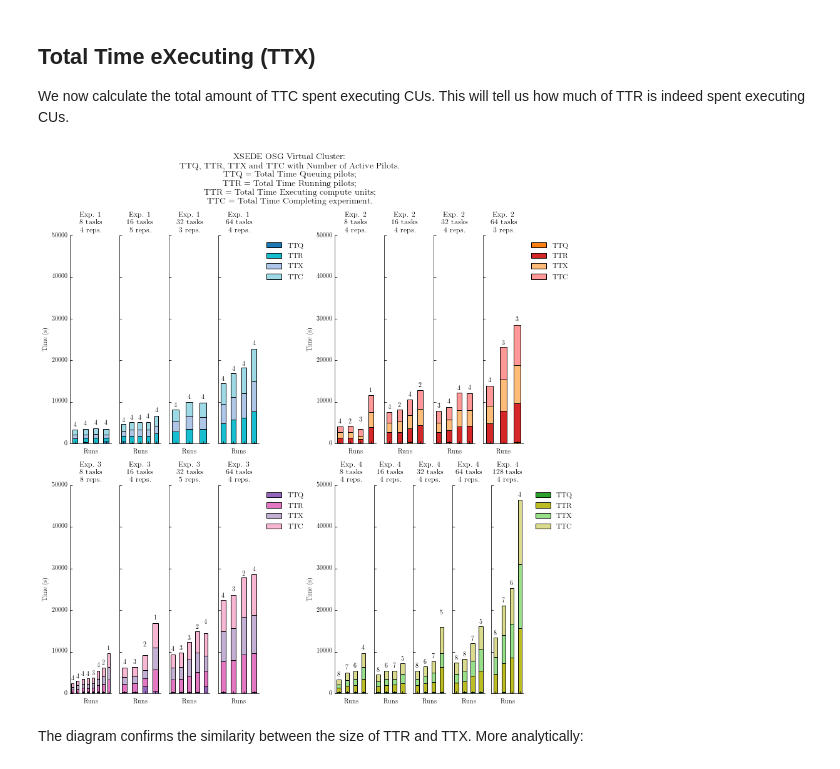
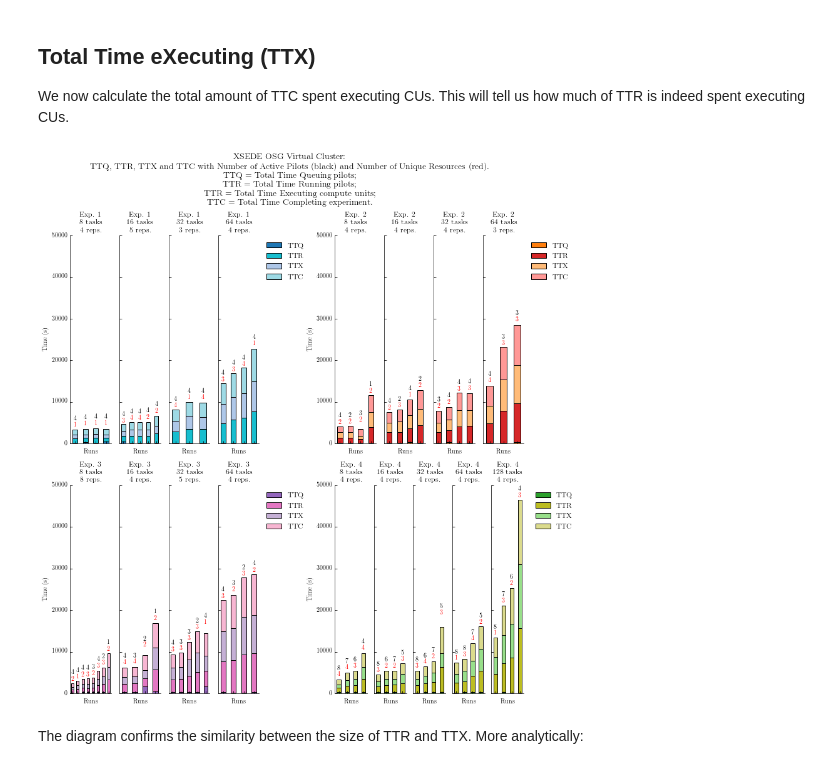
Before and after one commit to radical-cybertools/radical.analytics, a Jupyter notebook: use_cases/rp_on_osg/osg_analysis.ipynb, the cells around one changed output. Cells and saved outputs as stored; diff of their text form; code cells hidden in the pictures.

Commit message:
Number of unique hosts for TTQ, TTR, TTX of 4 groups of observations

```diff
--- a/use_cases/rp_on_osg/osg_analysis.ipynb
+++ b/use_cases/rp_on_osg/osg_analysis.ipynb
@@ -1276,11 +1276,16 @@ display(sessions[['TT_UNIT_UMGR_SCHEDULING'   , 'TT_UNIT_UMGR_BINDING'   , 'TT_I
 ## Total Time eXecuting (TTX)
 
 We now calculate the total amount of TTC spent executing CUs. This will tell us how much of TTR is indeed spent executing CUs.
+# %%
+# Add number of unique resorces per session.
+
+for sid in sessions.index:
+    sessions.ix[sid, 'n_unique_host'] = len(pilots[pilots['sid'] == sid]['parsed_hostID'].unique())
 # %%
 fig = plt.figure(figsize=(13,14))
 
 title = 'XSEDE OSG Virtual Cluster'
-subtitle = 'TTQ, TTR, TTX and TTC with Number of Active Pilots'
+subtitle = 'TTQ, TTR, TTX and TTC with Number of Active Pilots (black) and Number of Unique Resources (red)'
 defs = {'ttq': 'TTQ = Total Time Queuing pilots',
         'ttr': 'TTR = Total Time Running pilots',
         'ttx': 'TTR = Total Time Executing compute units',
@@ -1353,36 +1358,45 @@ while(i < len(ttq_subplots)):
             ax[i].set_xticklabels([])
             ax[i].set_xlabel('Runs')
 
             # Handle a bug that sets yticklabels to visible
             # for the last subplot.
             if i == 7 or i == 16:
                 plt.setp(ax[i].get_yticklabels(), visible=False)
             else:
                 ax[i].set_ylabel('Time (s)')
 
             # Handle legens.
             if i == 7 or i == 3 or i == 11:
                 ax[i].legend(labels=['TTQ','TTR','TTX','TTC'], bbox_to_anchor=(2.25, 1))
             elif i == 16:
                 ax[i].legend(labels=['TTQ','TTR','TTX','TTC'], bbox_to_anchor=(2.70, 1))
             else:
                 ax[i].get_legend().set_visible(False)
 
             # Add labels with number of pilots per session.
             rects = ax[i].patches
             labels = [int(l) for l in session['npilot_active']]
             for rect, label in zip(rects[-repetitions:], labels):
                 height = rect.get_height()
                 ax[i].text(rect.get_x() + rect.get_width()/2,
-                           (height*3), label, ha='center',
+                           (height*3)+1500, label, ha='center',
                            va='bottom')
+
+            # Add labels with number of unique resources per session.
+            rects = ax[i].patches
+            labels = [int(l) for l in session['n_unique_host']]
+            for rect, label in zip(rects[-repetitions:], labels):
+                height = rect.get_height()
+                ax[i].text(rect.get_x() + rect.get_width()/2,
+                           height*3, label, ha='center',
+                           va='bottom', color='red')
 
             fig.add_subplot(ax[i])
             i += 1
 
-plt.savefig('figures/osg_ttq_ttr_ttx_ttc_npactive_nunits.pdf', dpi=600, bbox_inches='tight')
+plt.savefig('figures/osg_ttq_ttr_ttx_ttc_npactive_nrunique_nunits.pdf', dpi=600, bbox_inches='tight')
 # %% [output]
-[figure, old version]
+[figure, new version]
 # %% [markdown]
 The diagram confirms the similarity between the size of TTR and TTX. More analytically:
 # %%
```
Also changed, not shown: 3 other files.
